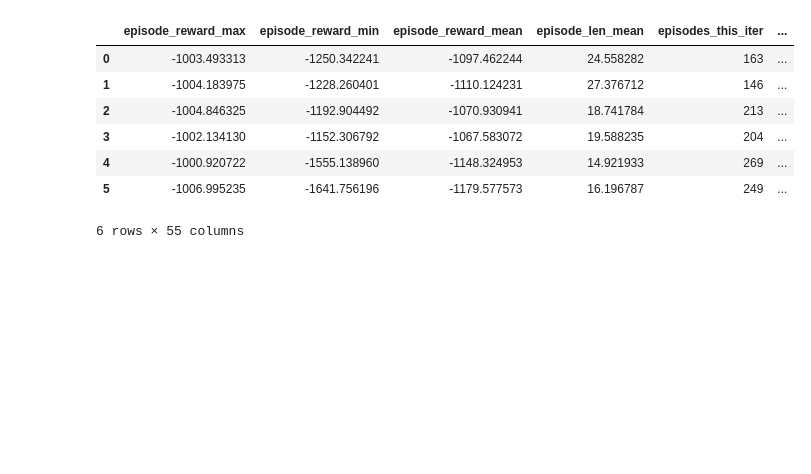
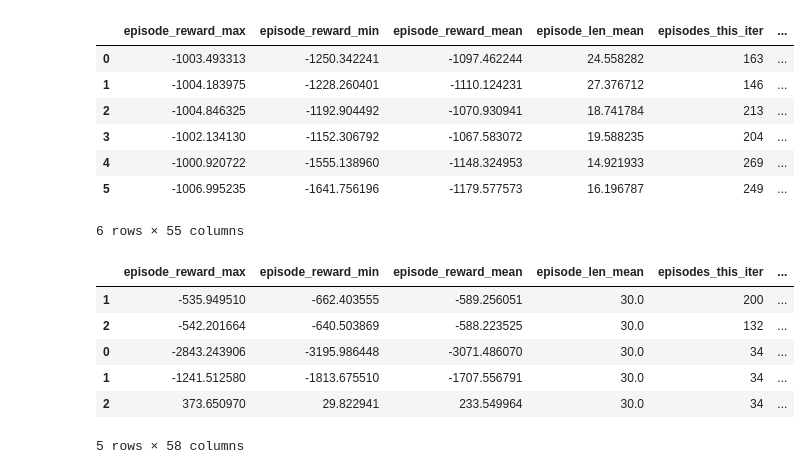
Before and after one commit to hubbs5/or-gym, a Jupyter notebook: notebooks/training_curves.ipynb, the cells around one changed output. Drawn from its saved outputs; the diff is of its cells as text; code cells hidden in the pictures; blank space fills up the shorter version.

```diff
--- a/notebooks/training_curves.ipynb
+++ b/notebooks/training_curves.ipynb
@@ -190,6 +190,16 @@ data
 | 4 | -1000.920722 | -1555.138960 | -1148.324953 | 14.921933 | 269 | ... |
 | 5 | -1006.995235 | -1641.756196 | -1179.577573 | 16.196787 | 249 | ... |
 6 rows × 55 columns
+# %%
+result_data.tail()
+# %% [output]
+|  | episode_reward_max | episode_reward_min | episode_reward_mean | episode_len_mean | episodes_this_iter | ... |
+| 1 | -535.949510 | -662.403555 | -589.256051 | 30.0 | 200 | ... |
+| 2 | -542.201664 | -640.503869 | -588.223525 | 30.0 | 132 | ... |
+| 0 | -2843.243906 | -3195.986448 | -3071.486070 | 30.0 | 34 | ... |
+| 1 | -1241.512580 | -1813.675510 | -1707.556791 | 30.0 | 34 | ... |
+| 2 | 373.650970 | 29.822941 | 233.549964 | 30.0 | 34 | ... |
+5 rows × 58 columns
 # %%
 result_path = '../or_gym/benchmarks/results'
 results = os.listdir(result_path)
```
Also changed, not shown: parts of 12 cells of this notebook, 16 other files.
